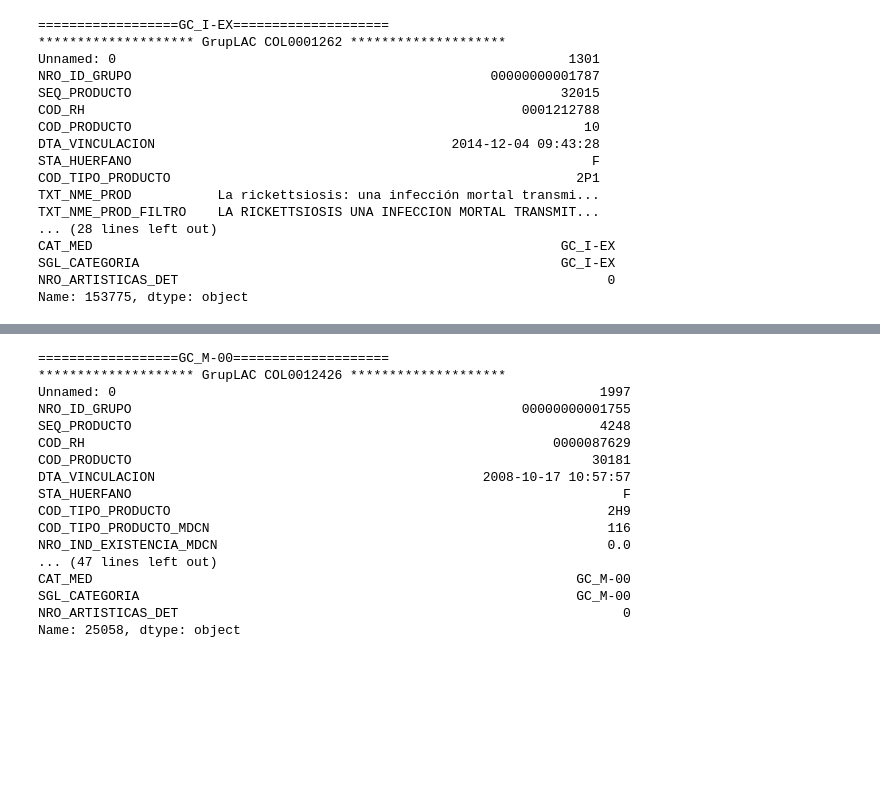
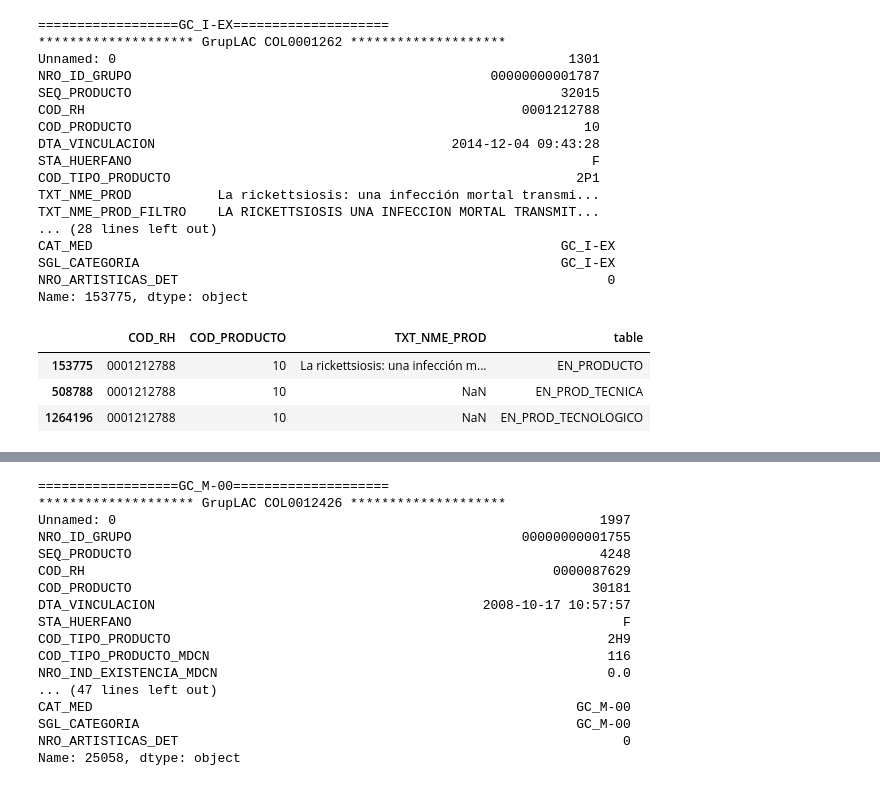
Before and after one commit to colav-playground/scienti, a Jupyter notebook: Scienti_UDEA.ipynb, the cells around one changed output, grey strips where cells are left out. Saved outputs shown, nothing was run; the diff lists cells and outputs as text; code cells hidden in the pictures; blank space fills up the shorter version.

```diff
--- a/Scienti_UDEA.ipynb
+++ b/Scienti_UDEA.ipynb
@@ -318,3 +392,12 @@ CAT_MED                                                            GC_I-EX
 SGL_CATEGORIA                                                      GC_I-EX
 NRO_ARTISTICAS_DET                                                       0
 Name: 153775, dtype: object
+# %%
+kk=df[( (df['COD_RH']==gc_gr['COD_RH']) & (df['COD_PRODUCTO']==gc_gr['COD_PRODUCTO']) )][
+    ['COD_RH','COD_PRODUCTO','TXT_NME_PROD','table']]
+kk
+# %% [output]
+|  | COD_RH | COD_PRODUCTO | TXT_NME_PROD | table |
+| 153775 | 0001212788 | 10 | La rickettsiosis: una infección m... | EN_PRODUCTO |
+| 508788 | 0001212788 | 10 | NaN | EN_PROD_TECNICA |
+| 1264196 | 0001212788 | 10 | NaN | EN_PROD_TECNOLOGICO |
```
Also changed, not shown: parts of 55 cells of this notebook, 1 other file.
